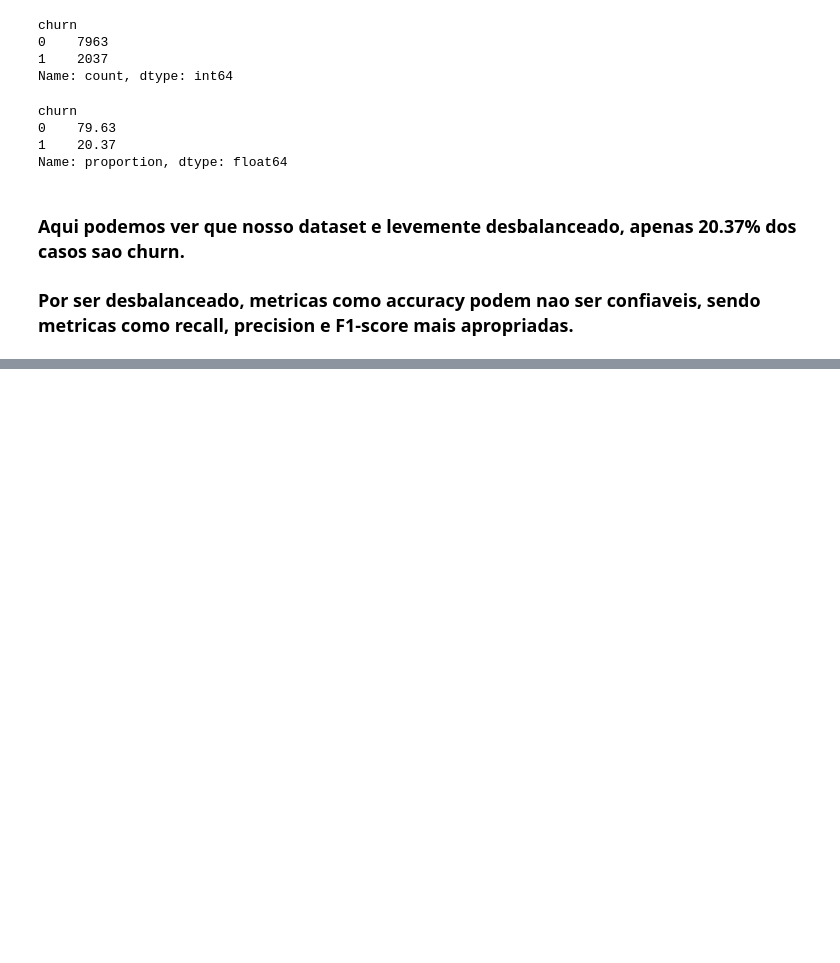
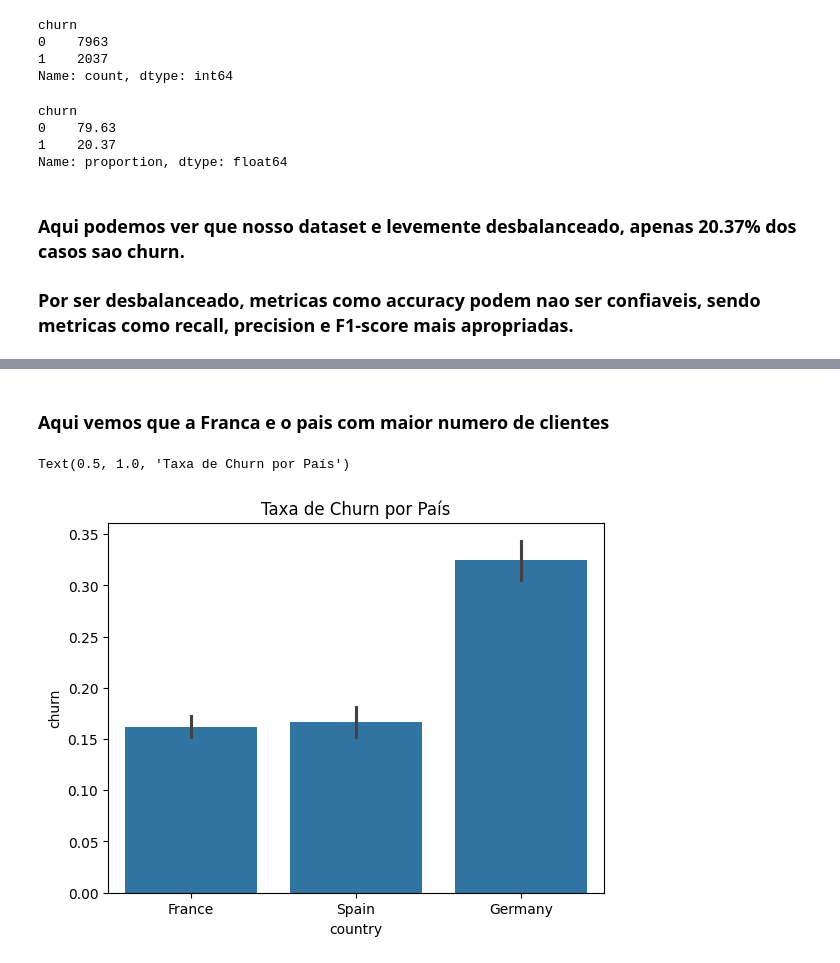
Before and after one commit to ReCroffi/bank-churn-prediction, a Jupyter notebook: notebooks/01_eda.ipynb, the cells around one changed output, grey strips where cells are left out. Saved outputs shown, nothing was run; the diff lists cells and outputs as text; code cells hidden in the pictures; blank space fills up the shorter version.

```diff
--- a/notebooks/01_eda.ipynb
+++ b/notebooks/01_eda.ipynb
@@ -62,0 +86,8 @@ Name: proportion, dtype: float64
+# %% [markdown]
+### Aqui vemos que a Franca e o pais com maior numero de clientes
+# %%
+sns.barplot(x="country", y="churn", data=df)
+plt.title("Taxa de Churn por País")
+# %% [output]
+Text(0.5, 1.0, 'Taxa de Churn por País')
+[figure, added]
```
Also changed, not shown: parts of 11 cells of this notebook.
